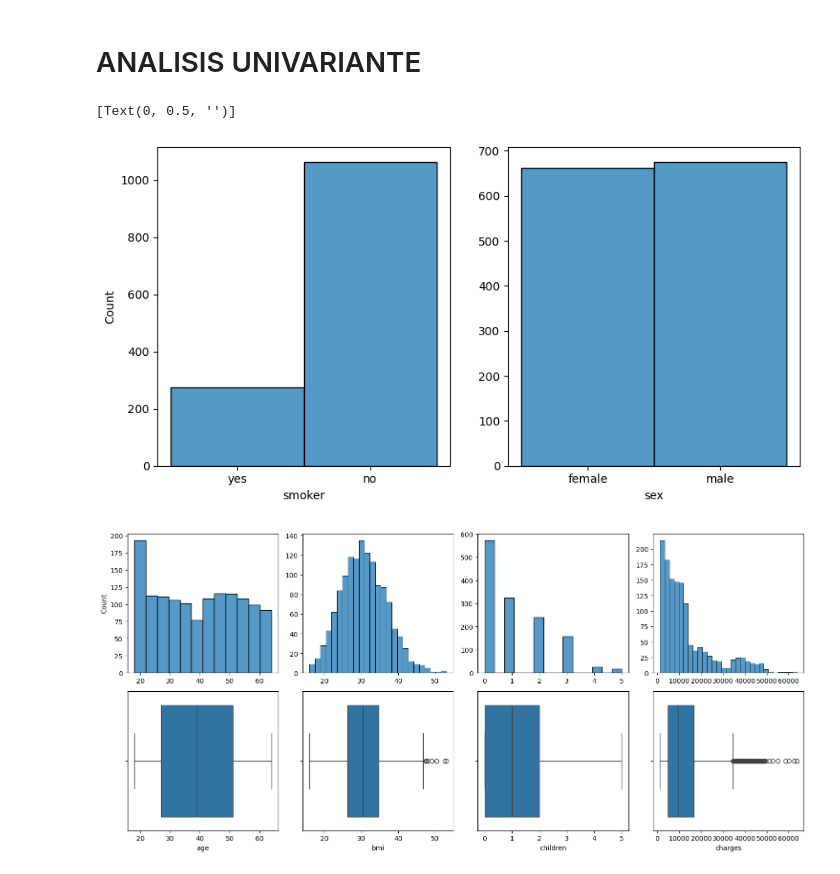
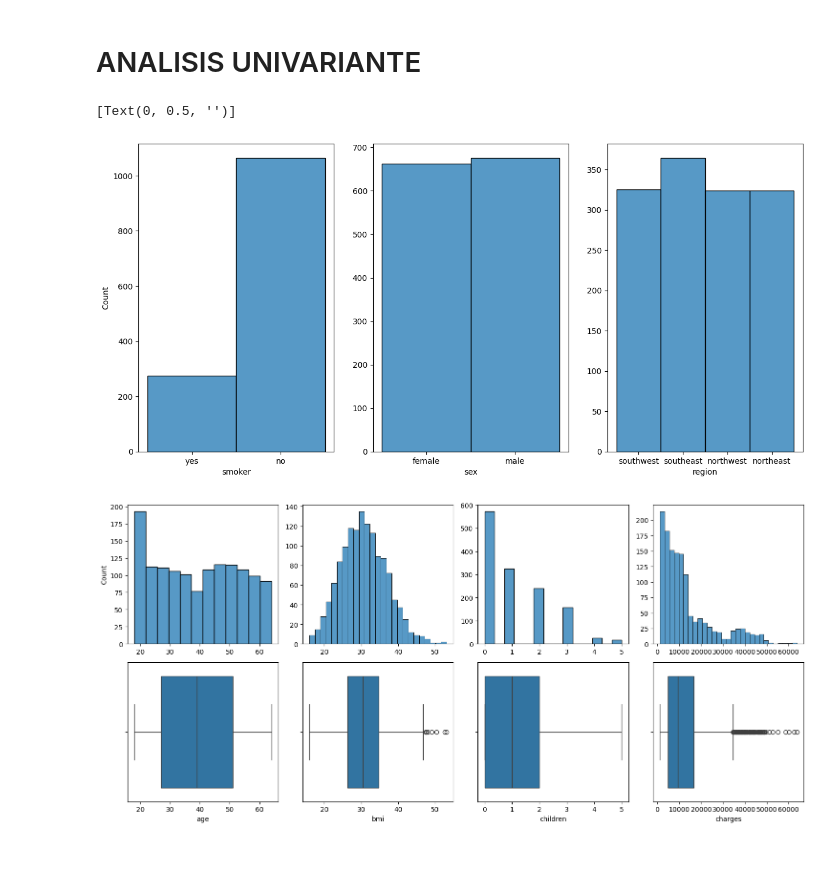
Before and after one commit to 4GeeksAcademy/REGRESION_LINEAR_DANIEL_DELGADO, a Jupyter notebook: src/explore.ipynb, the cells around one changed output. Saved outputs shown, nothing was run; the diff lists cells and outputs as text; code cells hidden in the pictures.

```diff
--- a/src/explore.ipynb
+++ b/src/explore.ipynb
@@ -67,8 +67,3 @@ Data columns (total 7 columns):
  6   charges   1337 non-null   float64
 dtypes: float64(2), int64(2), str(3)
 memory usage: 83.6 KB
-# %%
-# ELiminado de informacion irrelevante
-
-datos = datos.drop(['region'], axis = 1)
-datos.head()
@@ -84,16 +72,17 @@ datos.head()
 # %%
 # CATEGORICO
 
 import matplotlib.pyplot as plt
 import seaborn as sns
 
-fig, ax = plt.subplots(1,2, figsize = (10,5))
+fig, ax = plt.subplots(1,3, figsize = (15,7))
 
 sns.histplot(ax = ax[0] ,data = datos, x = 'smoker')
 sns.histplot(ax= ax[1] ,data = datos, x = 'sex').set(ylabel = None)
+sns.histplot(ax= ax[2] ,data = datos, x = 'region').set(ylabel = None)
 # %% [output]
 [Text(0, 0.5, '')]
-[figure, old version]
+[figure, new version]
 # %%
 # Numerico
 
```
Also changed, not shown: parts of 17 cells of this notebook.
